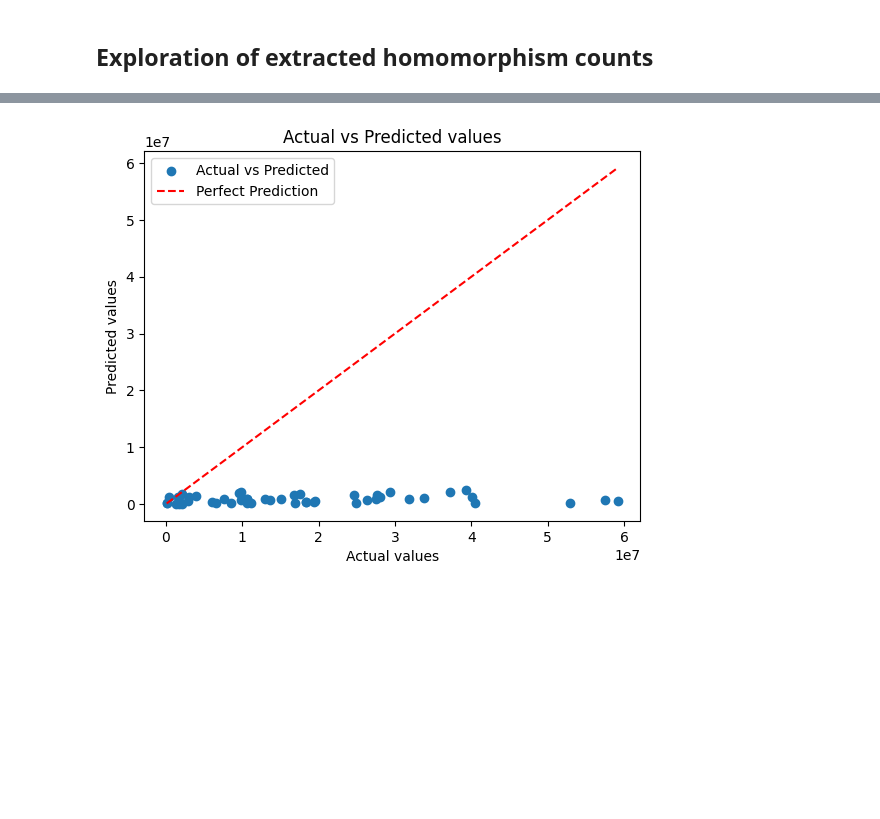
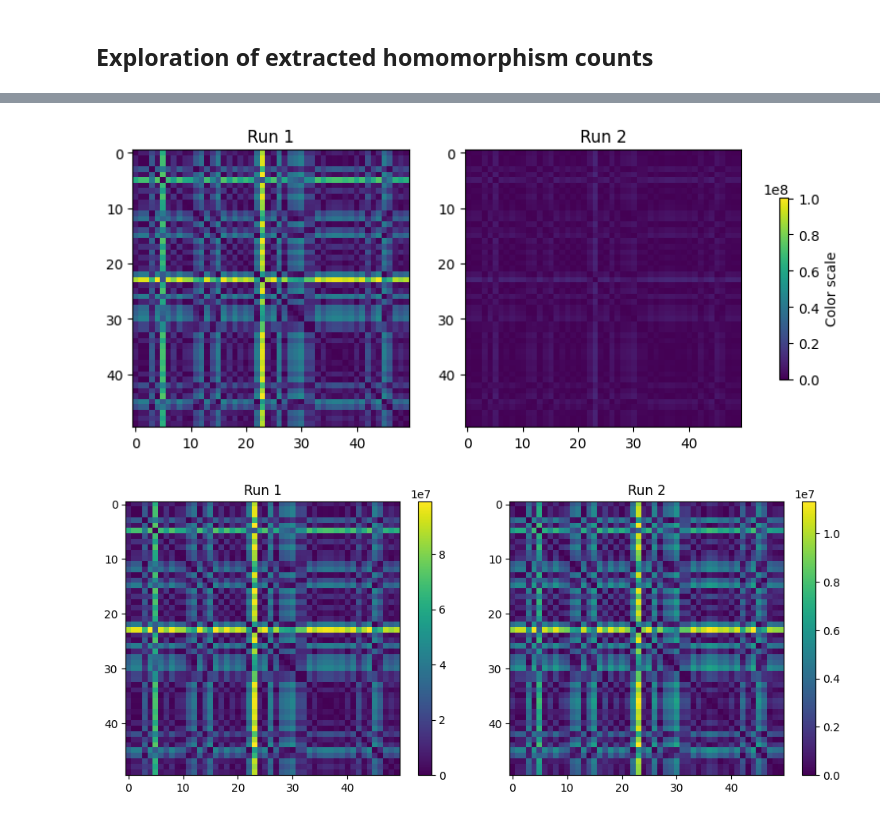
Before and after one commit to SDavenia/CL-GNN, a Jupyter notebook: exploration.ipynb, the cells around one changed output, grey strips where cells are left out. Drawn from its saved outputs; the diff is of its cells as text; code cells hidden in the pictures; blank space fills up the shorter version.

```diff
--- a/exploration.ipynb
+++ b/exploration.ipynb
@@ -142,4 +38,8 @@ MSE Loss: 803609654591488.0
-# %%
-plot_results(y, predictions, subset=50)
-# %% [output]
-[figure, removed]
+# %%
+L2_run1 = cdist(hom_counts_list_run1, hom_counts_list_run1, metric='euclidean')
+L2_run2 = cdist(hom_counts_list_run2, hom_counts_list_run2, metric='euclidean')
+plot_matrix_runs(L2_run1, L2_run2, num_elements=50) # We can see some inconsitent scales among different runs
+plot_matrix_runs_different_scale(L2_run1, L2_run2, num_elements=50) # We can see some inconsitent scales among different runs
+# %% [output]
+[figure, added]
+[figure, added]
```
Also changed, not shown: parts of 29 cells of this notebook, 3 other files.
